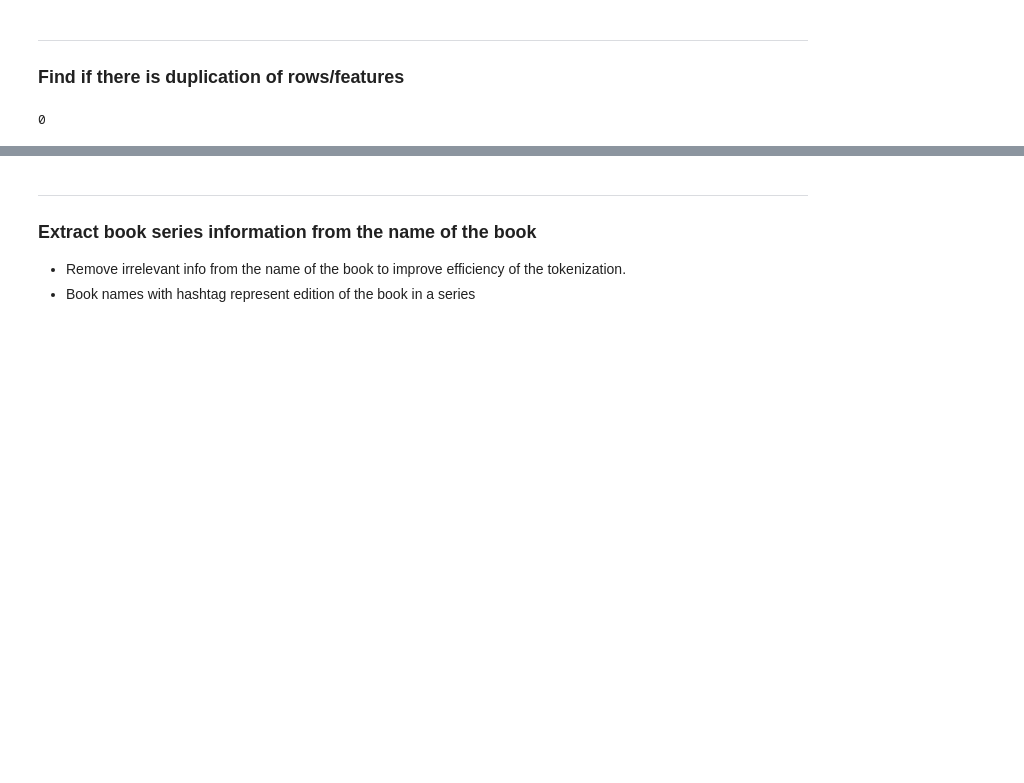
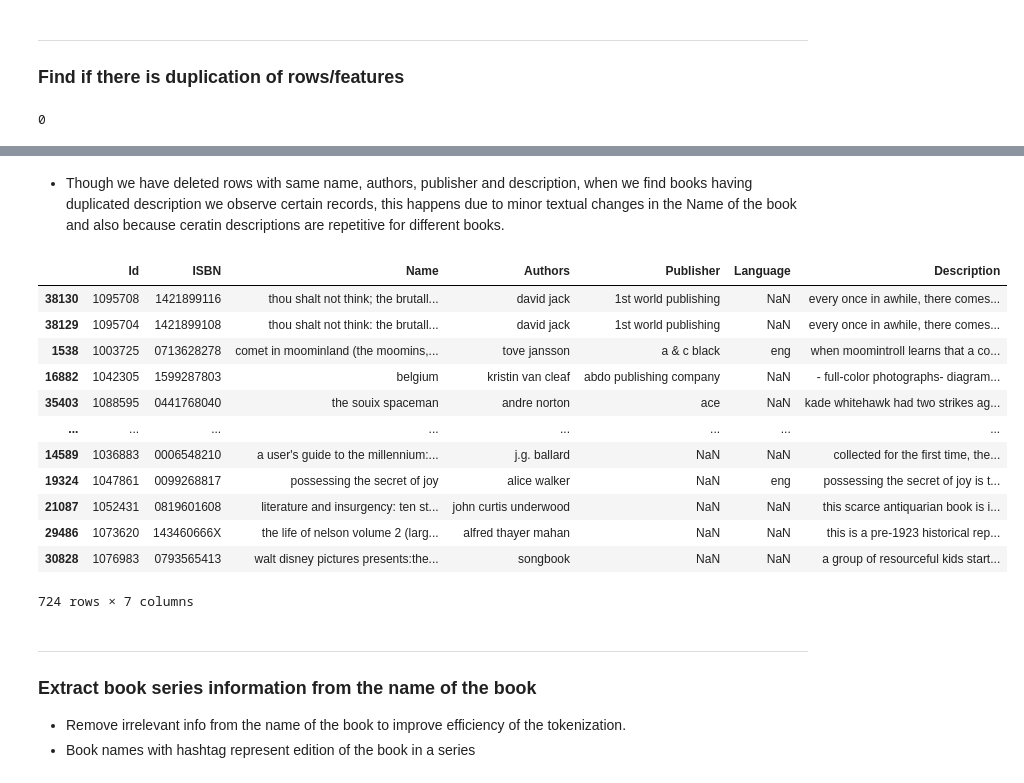
Before and after one commit to AmoliR/nlp-for-book-recommendation, a Jupyter notebook: eda.ipynb, the cells around one changed output, grey strips where cells are left out. Drawn from its saved outputs; the diff is of its cells as text; code cells hidden in the pictures; blank space fills up the shorter version.

```diff
--- a/eda.ipynb
+++ b/eda.ipynb
@@ -306,2 +256,0 @@ eda_data[eda_data.Id.isin([1095704,1095708])]
-# %%
-eda_data = eda_data.sort_values(by="Language", na_position='last').drop_duplicates(subset=['Description'], keep='first');
@@ -321,3 +281,21 @@ dtype: int64
+# %% [markdown]
+- Though we have deleted rows with same name, authors, publisher and description, when we find books having duplicated description we observe certain records, this happens due to minor textual changes in the Name of the book and also because ceratin descriptions are repetitive for different books.
+# %%
+eda_data[eda_data.duplicated(subset=["Description"], keep=False)][["Id", "ISBN", "Name", "Authors", "Publisher", "Language", "Description"]]
+# %% [output]
+|  | Id | ISBN | Name | Authors | Publisher | Language | Description |
+| 38130 | 1095708 | 1421899116 | thou shalt not think; the brutall... | david jack | 1st world publishing | NaN | every once in awhile, there comes... |
+| 38129 | 1095704 | 1421899108 | thou shalt not think: the brutall... | david jack | 1st world publishing | NaN | every once in awhile, there comes... |
+| 1538 | 1003725 | 0713628278 | comet in moominland (the moomins,... | tove jansson | a & c black | eng | when moomintroll learns that a co... |
+| 16882 | 1042305 | 1599287803 | belgium | kristin van cleaf | abdo publishing company | NaN | - full-color photographs- diagram... |
+| 35403 | 1088595 | 0441768040 | the souix spaceman | andre norton | ace | NaN | kade whitehawk had two strikes ag... |
+| ... | ... | ... | ... | ... | ... | ... | ... |
+| 14589 | 1036883 | 0006548210 | a user's guide to the millennium:... | j.g. ballard | NaN | NaN | collected for the first time, the... |
+| 19324 | 1047861 | 0099268817 | possessing the secret of joy | alice walker | NaN | eng | possessing the secret of joy is t... |
+| 21087 | 1052431 | 0819601608 | literature and insurgency: ten st... | john curtis underwood | NaN | NaN | this scarce antiquarian book is i... |
+| 29486 | 1073620 | 143460666X | the life of nelson volume 2 (larg... | alfred thayer mahan | NaN | NaN | this is a pre-1923 historical rep... |
+| 30828 | 1076983 | 0793565413 | walt disney pictures presents:the... | songbook | NaN | NaN | a group of resourceful kids start... |
+724 rows × 7 columns
 # %% [markdown]
 ---
 ### Extract book series information from the name of the book
```
Also changed, not shown: parts of 21 cells of this notebook.
